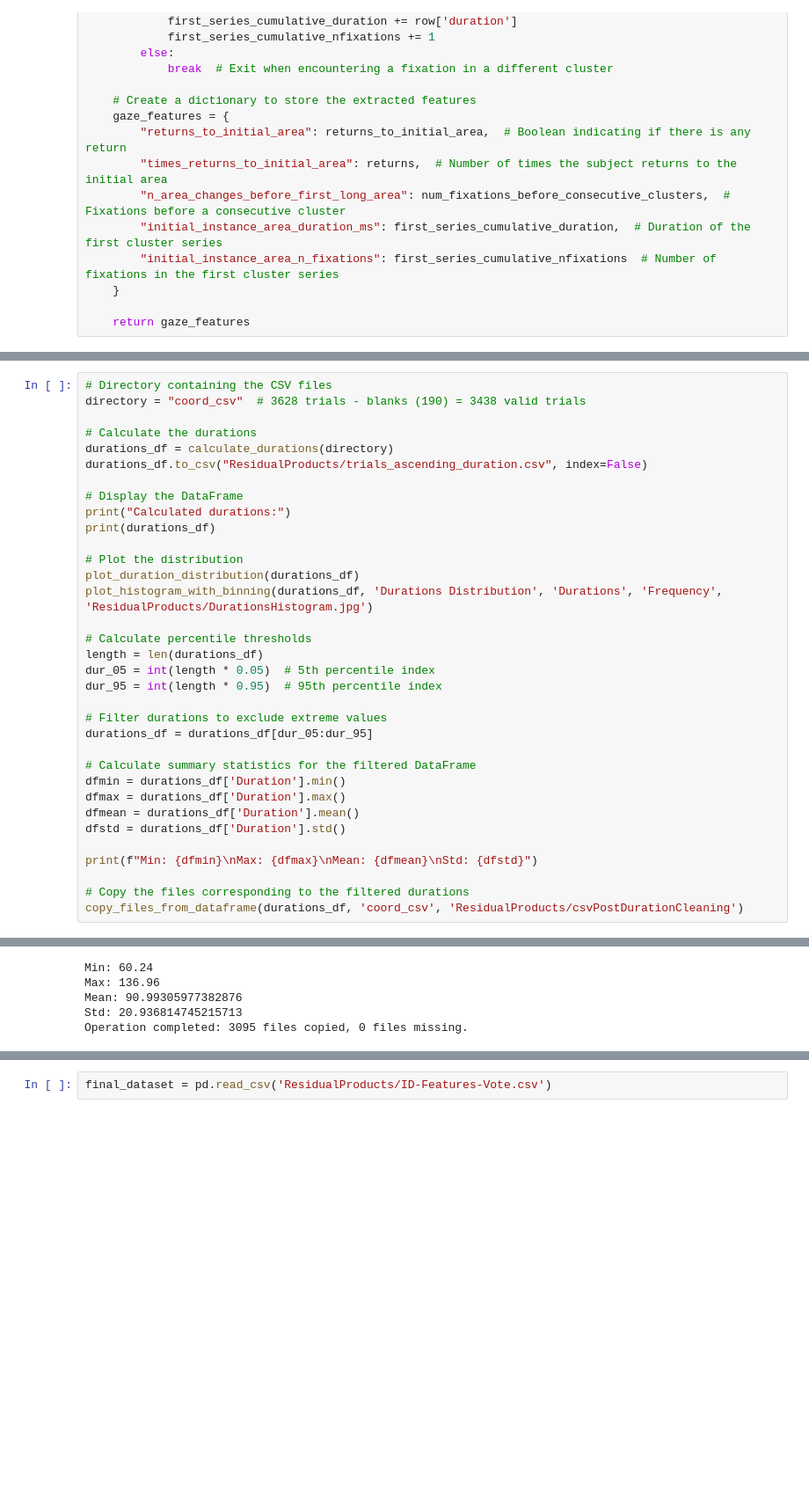
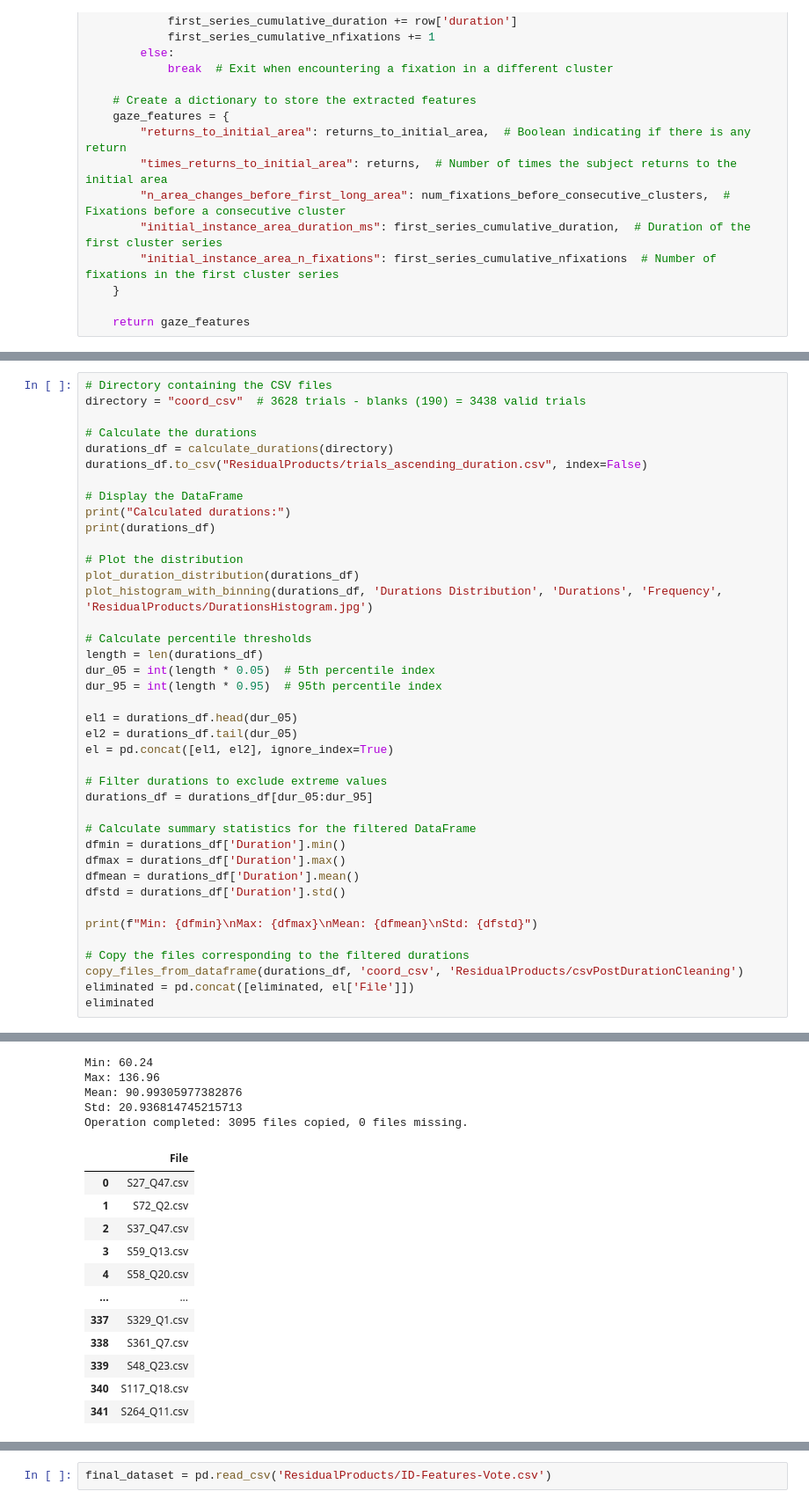
Before and after one commit to aclai-lab/TBME2025, a Jupyter notebook: Pipeline_DataCleaning.ipynb, the cells around one changed output, grey strips where cells are left out. Shown at 88% size. Drawn from its saved outputs; the diff is of its cells as text; blank space fills up the shorter version.

```diff
--- a/Pipeline_DataCleaning.ipynb
+++ b/Pipeline_DataCleaning.ipynb
@@ -821,6 +823,10 @@ length = len(durations_df)
 dur_05 = int(length * 0.05)  # 5th percentile index
 dur_95 = int(length * 0.95)  # 95th percentile index
 
+el1 = durations_df.head(dur_05)
+el2 = durations_df.tail(dur_05)
+el = pd.concat([el1, el2], ignore_index=True)
+
 # Filter durations to exclude extreme values
 durations_df = durations_df[dur_05:dur_95]
 
@@ -830,30 +836,44 @@ dfmax = durations_df['Duration'].max()
 dfmean = durations_df['Duration'].mean()
 dfstd = durations_df['Duration'].std()
 
 print(f"Min: {dfmin}\nMax: {dfmax}\nMean: {dfmean}\nStd: {dfstd}")
 
 # Copy the files corresponding to the filtered durations
 copy_files_from_dataframe(durations_df, 'coord_csv', 'ResidualProducts/csvPostDurationCleaning')
+eliminated = pd.concat([eliminated, el['File']])
+eliminated
 # %% [output]
 Calculated durations:
               File  Duration
 0      S27_Q47.csv     45.60
 1       S72_Q2.csv     48.88
 2      S37_Q47.csv     49.04
 3      S59_Q13.csv     50.00
 4      S58_Q20.csv     50.32
 ...            ...       ...
 3433   S329_Q1.csv    154.08
 3434   S361_Q7.csv    157.84
 3435   S48_Q23.csv    168.32
 3436  S117_Q18.csv    183.84
 3437  S264_Q11.csv    203.92
 
 [3438 rows x 2 columns]
 [figure]
 [figure]
 Min: 60.24
 Max: 136.96
 Mean: 90.99305977382876
 Std: 20.936814745215713
 Operation completed: 3095 files copied, 0 files missing.
+|  | File |
+| 0 | S27_Q47.csv |
+| 1 | S72_Q2.csv |
+| 2 | S37_Q47.csv |
+| 3 | S59_Q13.csv |
+| 4 | S58_Q20.csv |
+| ... | ... |
+| 337 | S329_Q1.csv |
+| 338 | S361_Q7.csv |
+| 339 | S48_Q23.csv |
+| 340 | S117_Q18.csv |
+| 341 | S264_Q11.csv |
```
Also changed, not shown: parts of 16 cells of this notebook.
